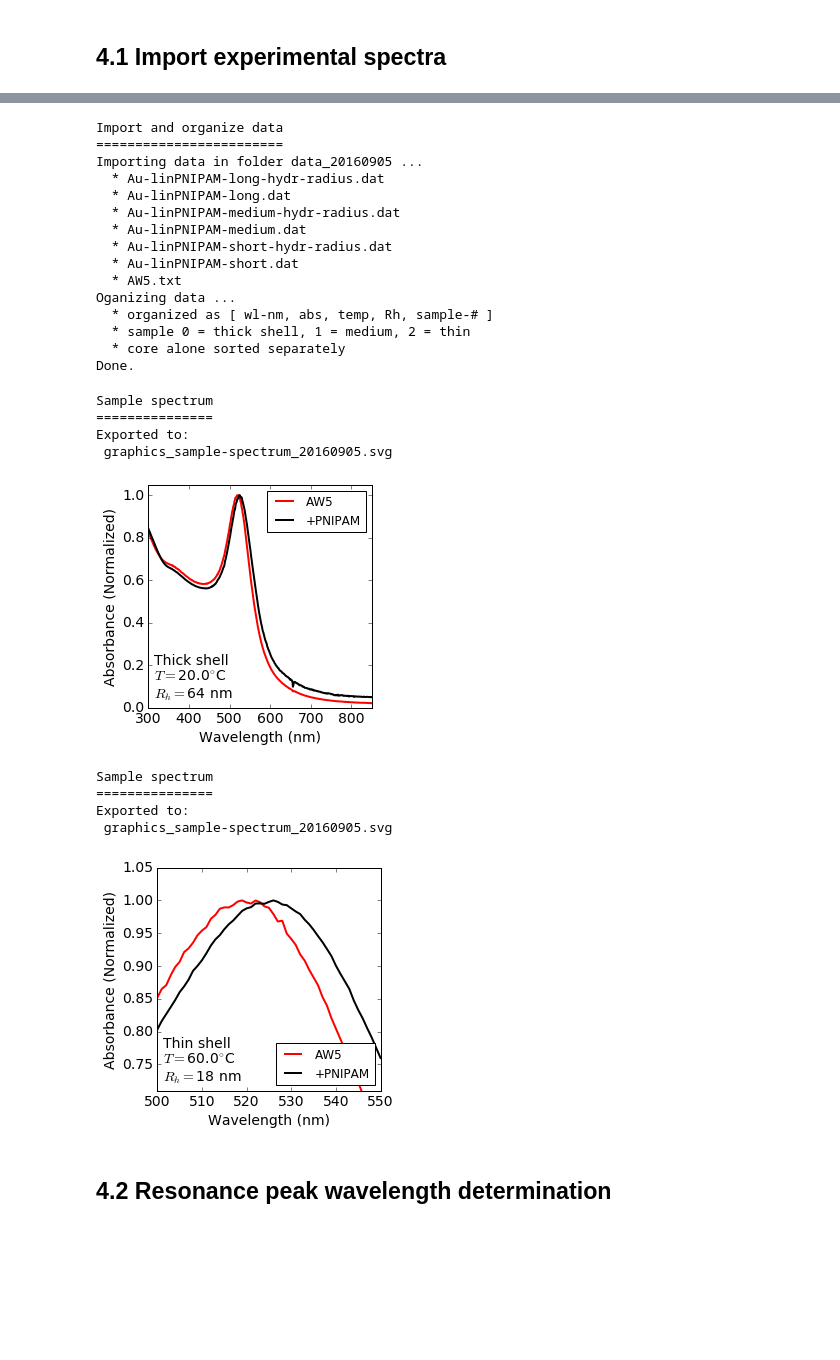
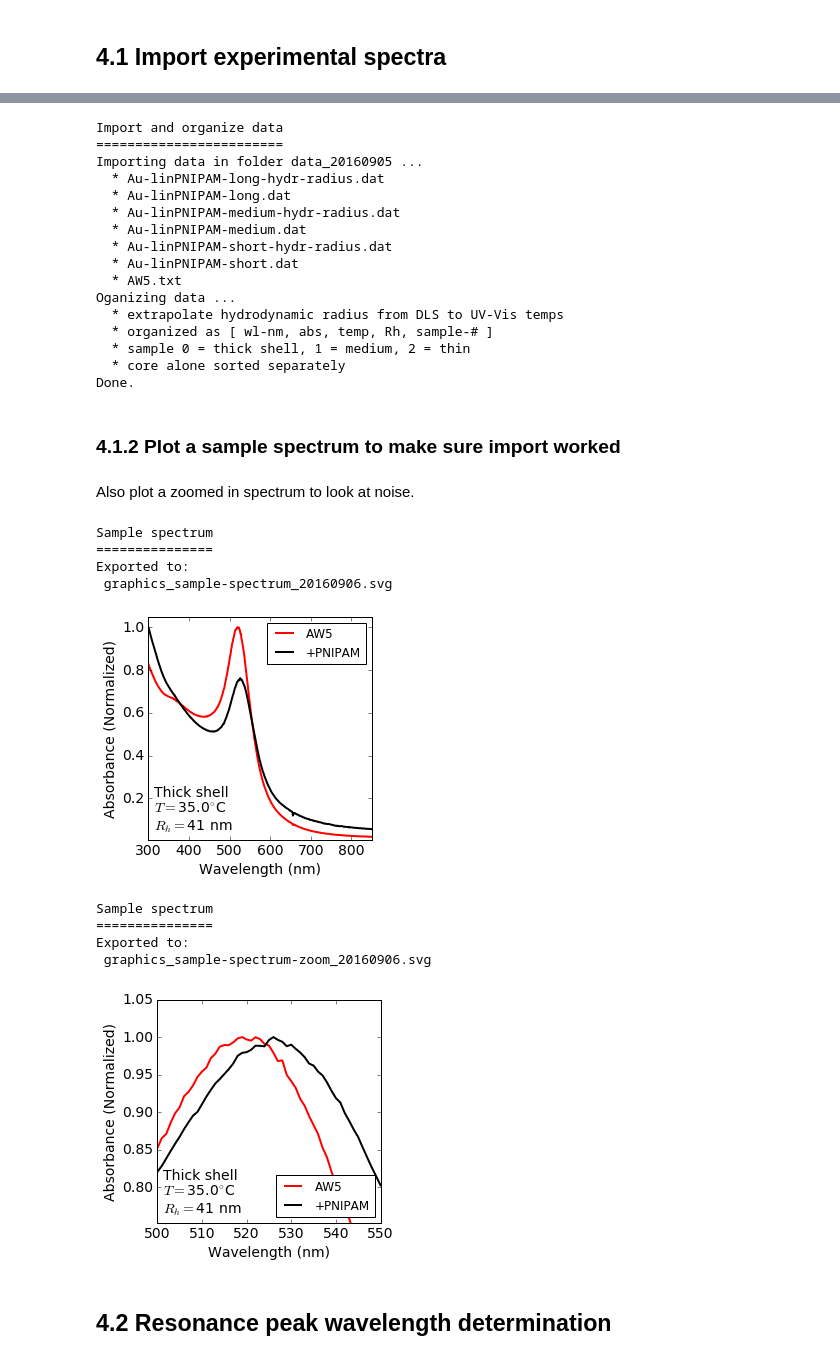
Before and after one commit to jpsfitz/nanooptics, a Jupyter notebook: AuNPs and shell structure.ipynb, the cells around one changed output, grey strips where cells are left out. Cells and saved outputs as stored; diff of their text form; code cells hidden in the pictures; blank space fills up the shorter version.

```diff
--- a/AuNPs and shell structure.ipynb
+++ b/AuNPs and shell structure.ipynb
@@ -109,15 +118,21 @@ for i in range(3):
     dlsData = data[2*i]
     spectraData0 = data[2*i+1]
     temps = spectraTemps[i]
-    temps[0] = temps[0] + 1
-    rh = interpolate.interp1d(dlsData[:,0], dlsData[:,1], kind="cubic")
-    hydroRs = list(map(rh, temps))
-    temps[0] = temps[0] - 1
+    hydroRs = []
+    for T in temps:
+        sortByT = np.abs(dlsData[:,0] - T) < 3
+        subset = dlsData[sortByT]
+        if len(subset) == 0:
+            sortByT = np.abs(dlsData[:,1] - T) < 5
+            subset = dlsData[sortByT]
+        rh = np.mean(subset[:,1])
+        hydroRs.append(rh)
     for ii in range(len(temps)):
         for iii in range(len(spectraData0)):
             dataPoint = [ spectraData0[iii,0], spectraData0[iii,ii+1], temps[ii], hydroRs[ii].tolist(), i ]
             dataList.append(dataPoint)
 dataArray = np.asarray(dataList)
+print("  * extrapolate hydrodynamic radius from DLS to UV-Vis temps")
 print("  * organized as [ wl-nm, abs, temp, Rh, sample-# ]")
 print("  * sample 0 = thick shell, 1 = medium, 2 = thin")
 
@@ -138,17 +153,22 @@ Importing data in folder data_20160905 ...
   * Au-linPNIPAM-short.dat
   * AW5.txt
 Oganizing data ...
+  * extrapolate hydrodynamic radius from DLS to UV-Vis temps
   * organized as [ wl-nm, abs, temp, Rh, sample-# ]
   * sample 0 = thick shell, 1 = medium, 2 = thin
   * core alone sorted separately
 Done.
+# %% [markdown]
+### 4.1.2 Plot a sample spectrum to make sure import worked
+# %% [markdown]
+Also plot a zoomed in spectrum to look at noise.
 # %%
 print('Sample spectrum')
 print('===============')
 def plotAndSave ():
     ## Input data
     sampleNum = 0
-    temp = spectraTemps[sampleNum][1]
+    temp = spectraTemps[sampleNum][7]
     wlMin, wlMax = 300, 850
 
     sortByShell = dataArray[:,-1] == sampleNum
@@ -203,15 +223,15 @@ plotAndSave()
 Sample spectrum
 ===============
 Exported to:
- graphics_sample-spectrum_20160905.svg
+ graphics_sample-spectrum_20160906.svg
-[figure, old version]
+[figure, new version]
 # %%
 print('Sample spectrum')
 print('===============')
 def plotAndSave ():
     ## Input data
-    sampleNum = 2
-    temp = spectraTemps[sampleNum][-1]
+    sampleNum = 0
+    temp = spectraTemps[sampleNum][7]
     wlMin, wlMax = 500, 550
 
     sortByShell = dataArray[:,-1] == sampleNum
@@ -238,35 +258,35 @@ def plotAndSave ():
     figText = (['Thick','Med.','Thin'][sampleNum]+' shell'+'\n'
         +'$T=$'+str(temp)+'$^{\circ}$C'+'\n'
         + '$R_h=$'+str(int(plotArray[0][-2]))+' nm')
     pylab.text(xLimits[0]+0.025*dx, yLimits[0]+0.025*dy, figText, verticalalignment='bottom', horizontalalignment='left')
     pylab.legend(loc='lower right', fontsize=12)
 
     ## General format options
     aspectRatio = dx/dy
     figWidthcm = 8.9
     figSizein = [figWidthcm/2.54, aspectRatio*figWidthcm/2.54]
     fig = pylab.figure(1, figsize=(figSizein[0],figSizein[1]))
     pylab.subplot(111)
     pylab.rcParams.update({'font.size': 14})
     pylab.axes().set_aspect(aspectRatio)
     pylab.xlim(xLimits[0], xLimits[1])
     pylab.ylim(yLimits[0], yLimits[1])
     pylab.locator_params(nbins=7)
 
     ## Save and display
     timestamp = ('{:%Y%m%d}'.format(datetime.datetime.now()))
     exportFormat = '.svg'
-    filename = "graphics_"+"sample-spectrum_" + timestamp + exportFormat
+    filename = "graphics_"+"sample-spectrum-zoom_" + timestamp + exportFormat
     pylab.savefig(filename, transparent=True)
     print("Exported to:\n", filename)
     pylab.show()
 
 plotAndSave()
 # %% [output]
 Sample spectrum
 ===============
 Exported to:
- graphics_sample-spectrum_20160905.svg
+ graphics_sample-spectrum-zoom_20160906.svg
-[figure, old version]
+[figure, new version]
 # %% [markdown]
 ## 4.2 Resonance peak wavelength determination
```
Also changed, not shown: parts of 42 cells of this notebook.
